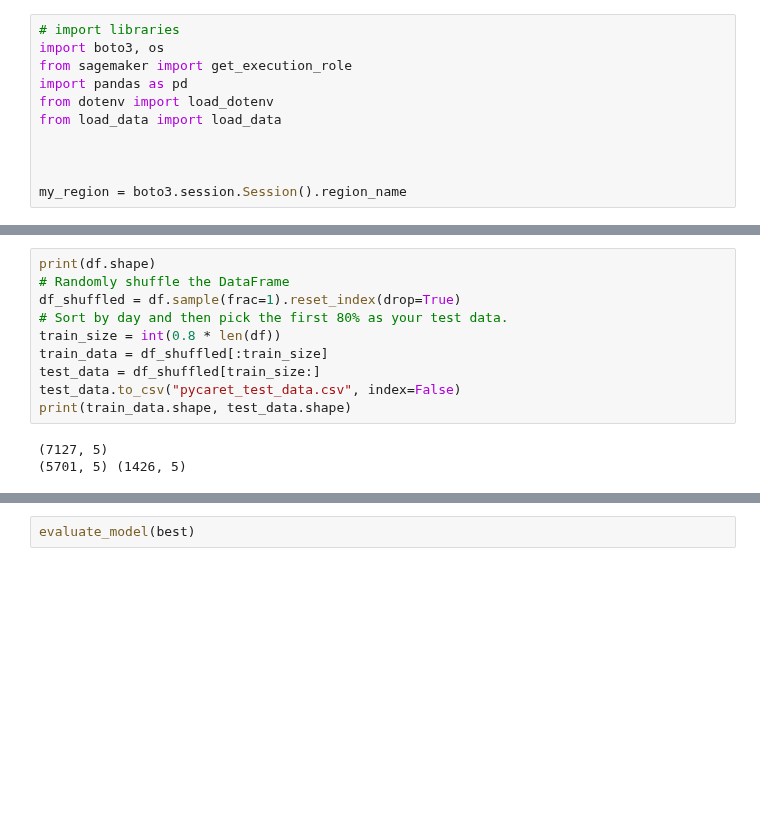
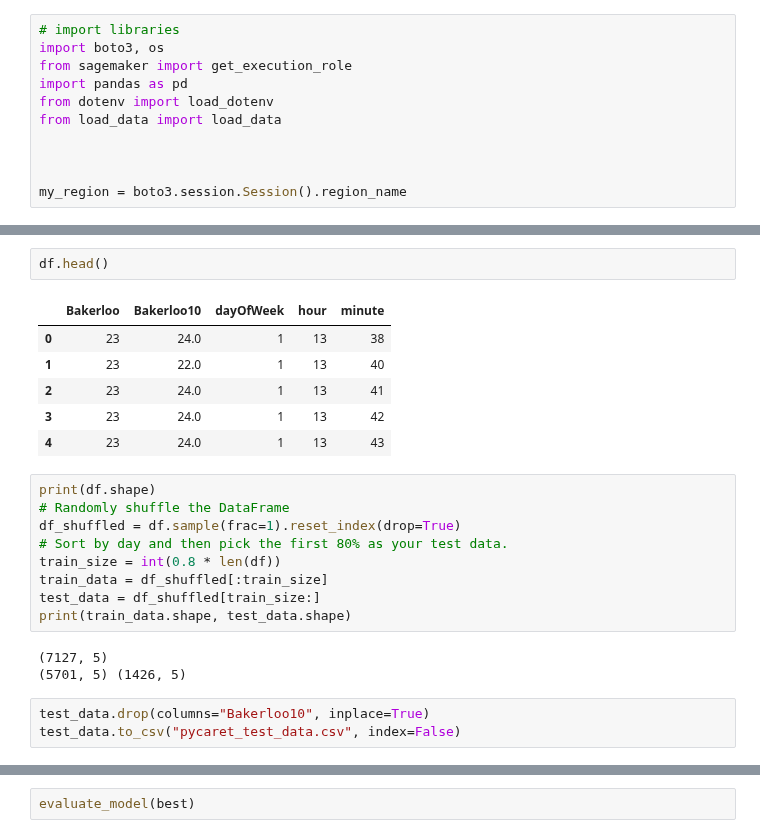
Before and after one commit to konradbachusz/AWS-MLOps-module_test, a Jupyter notebook: mlops_ml_models/model_notebook_with_pycaret.ipynb, the cells around one changed output, grey strips where cells are left out. Saved outputs shown, nothing was run; the diff lists cells and outputs as text; blank space fills up the shorter version.

```diff
--- a/mlops_ml_models/model_notebook_with_pycaret.ipynb
+++ b/mlops_ml_models/model_notebook_with_pycaret.ipynb
@@ -63,3 +70,12 @@ df.shape
+# %%
+df.head()
+# %% [output]
+|  | Bakerloo | Bakerloo10 | dayOfWeek | hour | minute |
+| 0 | 23 | 24.0 | 1 | 13 | 38 |
+| 1 | 23 | 22.0 | 1 | 13 | 40 |
+| 2 | 23 | 24.0 | 1 | 13 | 41 |
+| 3 | 23 | 24.0 | 1 | 13 | 42 |
+| 4 | 23 | 24.0 | 1 | 13 | 43 |
 # %%
 print(df.shape)
 # Randomly shuffle the DataFrame
@@ -68,11 +84,13 @@ df_shuffled = df.sample(frac=1).reset_index(drop=True)
 train_size = int(0.8 * len(df))
 train_data = df_shuffled[:train_size]
 test_data = df_shuffled[train_size:]
-test_data.to_csv("pycaret_test_data.csv", index=False)
 print(train_data.shape, test_data.shape)
 # %% [output]
 (7127, 5)
 (5701, 5) (1426, 5)
+# %%
+test_data.drop(columns="Bakerloo10", inplace=True)
+test_data.to_csv("pycaret_test_data.csv", index=False)
 # %%
 from pycaret.regression import *
 s = setup(data = train_data, target = target, session_id=123)
```
Also changed, not shown: parts of 12 cells of this notebook, 2 other files.
